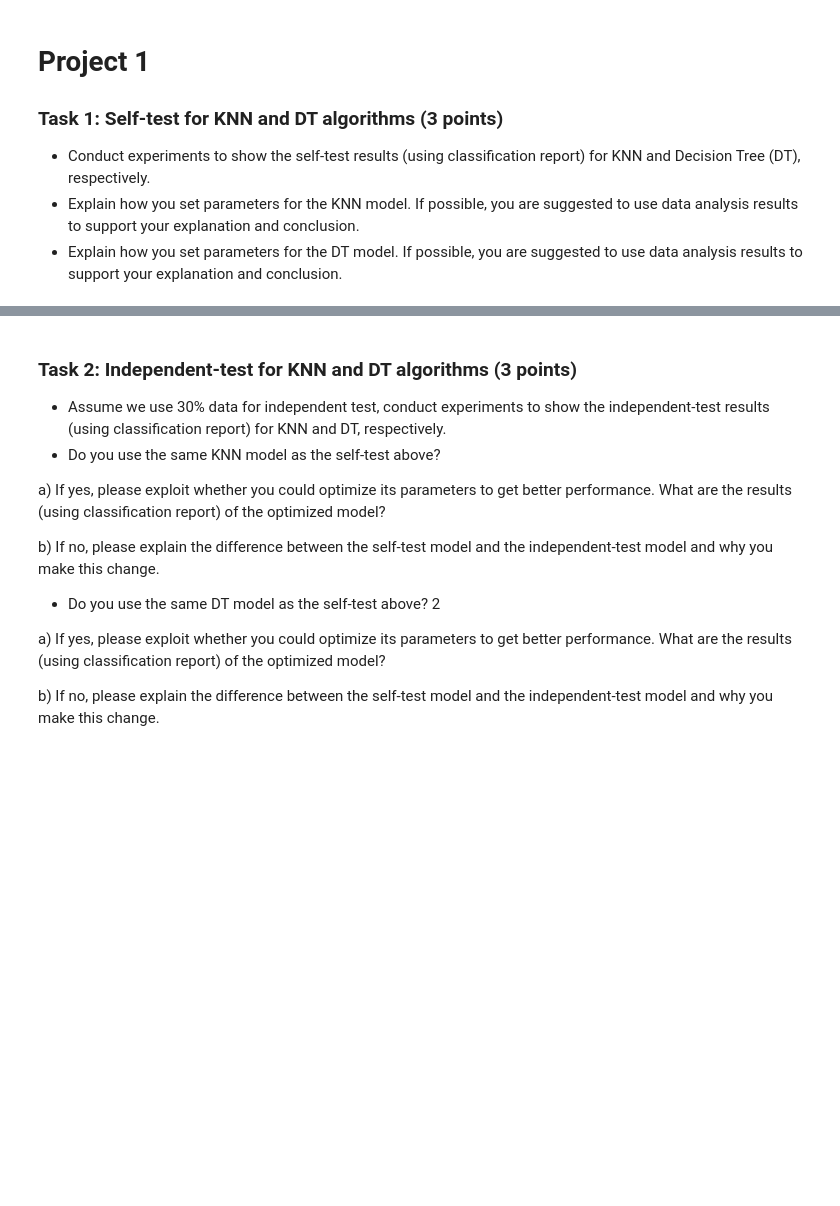
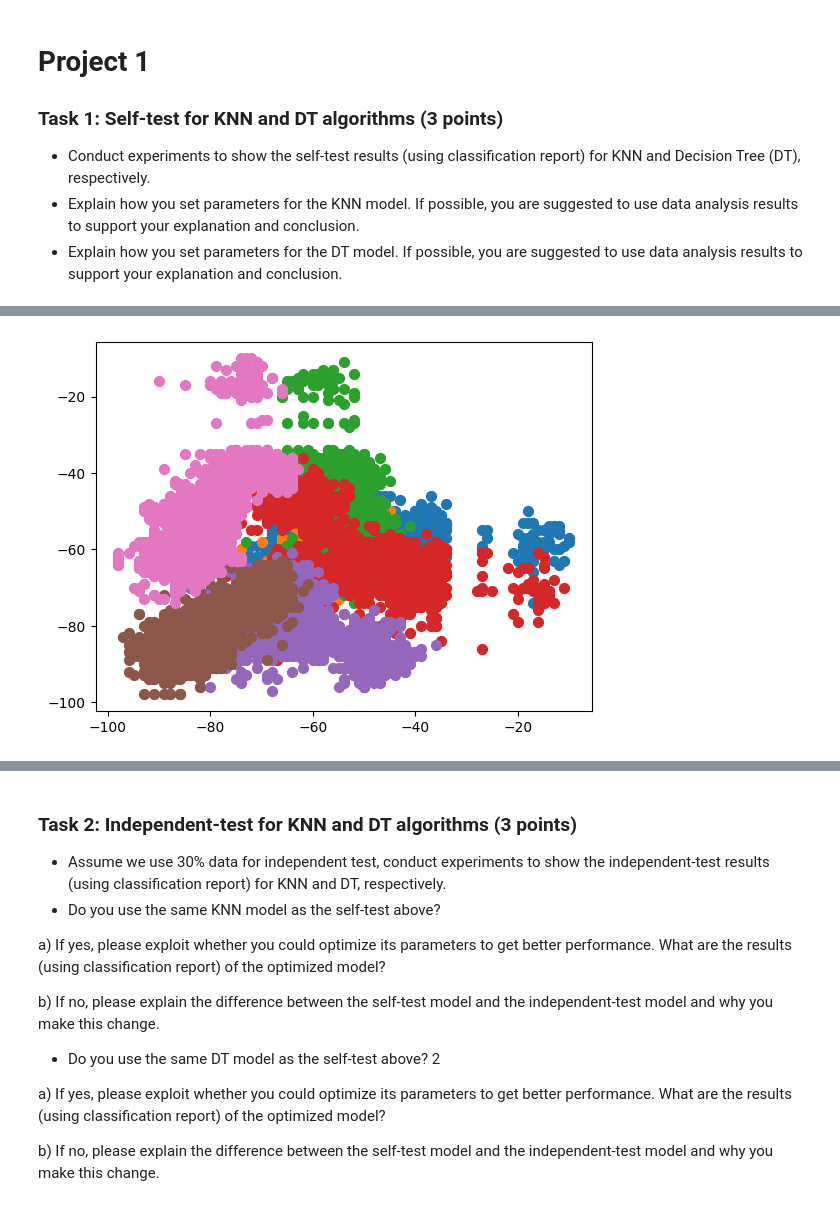
Before and after one commit to cbarbes1/COSC311, a Jupyter notebook: Project1/project1.ipynb, the cells around one changed output, grey strips where cells are left out. Drawn from its saved outputs; the diff is of its cells as text; code cells hidden in the pictures; blank space fills up the shorter version.

```diff
--- a/Project1/project1.ipynb
+++ b/Project1/project1.ipynb
@@ -40,0 +44,19 @@ data
+# %%
+from sklearn.model_selection import train_test_split
+from sklearn.preprocessing import StandardScaler
+from sklearn.neighbors import KNeighborsClassifier
+from sklearn.metrics import classification_report, confusion_matrix
+from sklearn.tree import DecisionTreeClassifier
+import seaborn as sns
+import matplotlib.pyplot as plt
+
+# Define independent (features) and dependent (targets) variables
+X = data.iloc[:, :-1].values
+y = data.iloc[:, -1].values
+
+
+
+# split training and test set
+X_train, X_test, y_train, y_test = train_test_split(X, y, test_size=0.20)
+
+print(X_train)
@@ -40,0 +71,5 @@ data
+# %%
+for i in range(0, 7):
+    plt.scatter(X[:, i], X[:, i+1 if i < 6 else 0], s=50)
+# %% [output]
+[figure, added]
```
Also changed, not shown: parts of 12 cells of this notebook, 2 other files.
